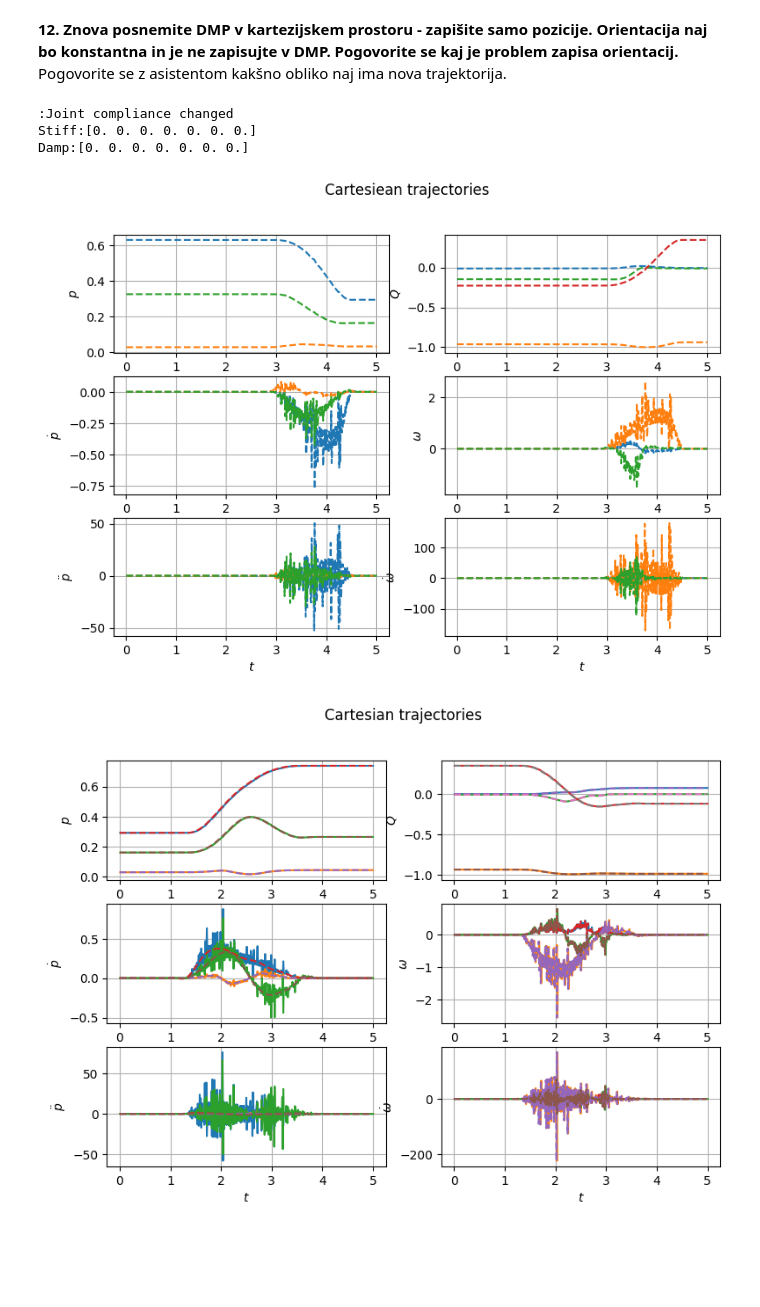
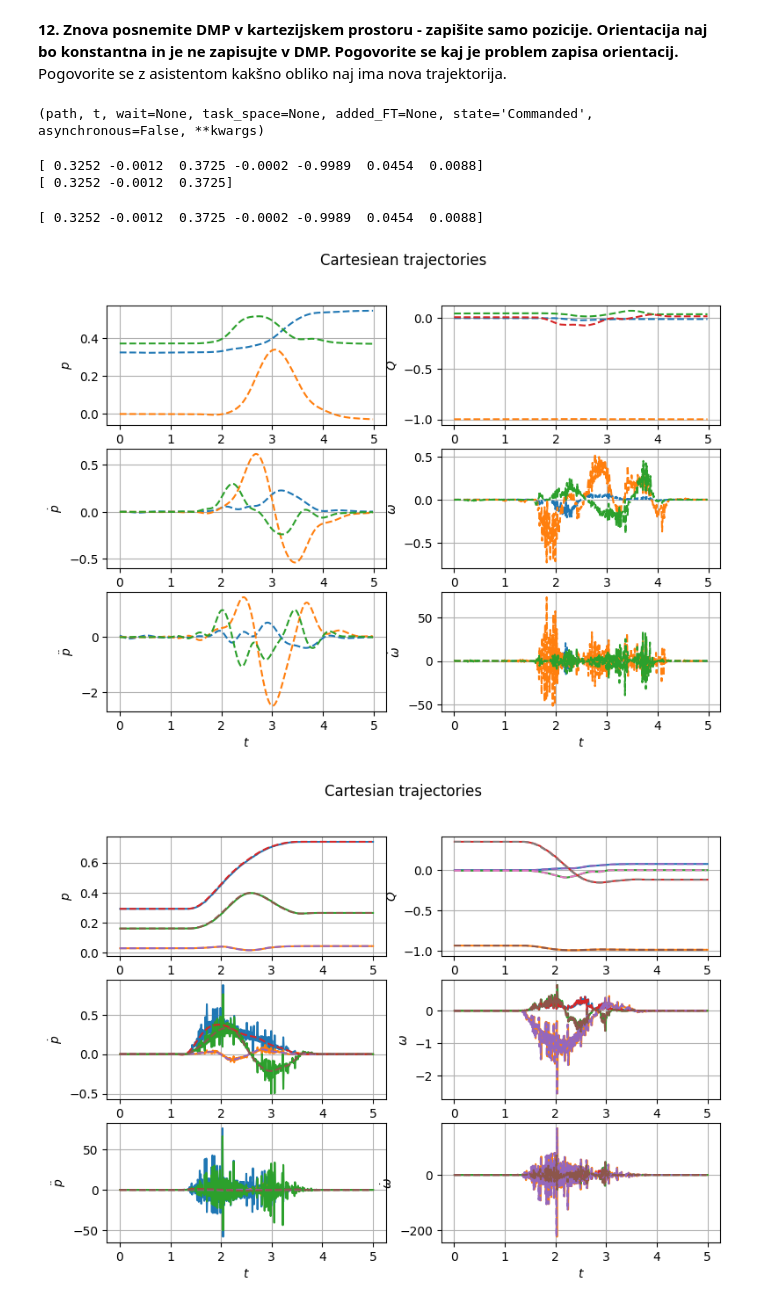
Before and after one commit to Karel122/hri, a Jupyter notebook: vaje_ws/Vaje/Druga vaja.ipynb, the cells around one changed output. Saved outputs shown, nothing was run; the diff lists cells and outputs as text; code cells hidden in the pictures; blank space fills up the shorter version.

```diff
--- a/vaje_ws/Vaje/Druga vaja.ipynb
+++ b/vaje_ws/Vaje/Druga vaja.ipynb
@@ -48,7 +48,7 @@ from importlib import reload
 import example_data_recorder
 #reload(example_data_recorder)
 from utils import SoftSetJointCompliance
-ns = "pingvin_2"
+ns = "pingvin_1"
 rospy.init_node(ns)
 from robotblockset.ros.franka import panda_ros
 r = panda_ros(ns=ns, control_strategy="JointImpedance", init_node=False)
@@ -269,23 +337,47 @@ plotjtraj(t=, qt=, ax=ax, linestyle="--");
 # %% [markdown]
 **12. Znova posnemite DMP v kartezijskem prostoru - zapišite samo pozicije. Orientacija naj bo konstantna in je ne zapisujte v DMP. Pogovorite se kaj je problem zapisa orientacij.**
 Pogovorite se z asistentom kakšno obliko naj ima nova trajektorija.
+# %%
+import inspect
+sig = inspect.signature(r.CPath)
+print(sig)
+# %% [output]
+(path, t, wait=None, task_space=None, added_FT=None, state='Commanded', asynchronous=False, **kwargs)
 # %%
 # Koda za zajem
+print(xt[0])
+x_pos = xt[:,0:3].copy()
+x_orientation = xt[:,3:7].copy()
+#print(x_pos[0])
+#print(x_orientation[0])
+
+
+d_pos = DMP(x_pos.copy(),np.squeeze(tt.copy()),vel_data=dqt.copy(),num_weights=25)
+d_x, t_dec = d_pos.decode()
+print(d_x[0])
 # %% [output]
-:Joint compliance changed
-Stiff:[0. 0. 0. 0. 0. 0. 0.]
-Damp:[0. 0. 0. 0. 0. 0. 0.]
+[ 0.3252 -0.0012  0.3725 -0.0002 -0.9989  0.0454  0.0088]
+[ 0.3252 -0.0012  0.3725]
+# %%
+xt_dec = np.zeros([499,7])
+xt_dec[:, 0:3] = d_x
+xt_dec[:, 3:7] = x_orientation[1:,:]
+
+print(xt_dec[0])
+# %% [output]
+[ 0.3252 -0.0012  0.3725 -0.0002 -0.9989  0.0454  0.0088]
 # %%
 from robotblockset.graphics import plotctraj
 
 
 fig, ax = plt.subplots(3, 2, figsize=(9, 6))
 fig.suptitle("Cartesiean trajectories")
-plotctraj(tt, xt, ax=ax, linestyle="--")
+#plotctraj(recorder.tt[:last_entry], recorder.xt[:last_entry], recorder.vt[:last_entry], ax=ax)
+plotctraj(t_dec, xt_dec, ax=ax, linestyle="--")
 
 plt.show()
 # %% [output]
-[figure, old version]
+[figure, new version]
 # %%
 # Zakodiraj DMP s katezijsko trajektorijo, pri tem uporabite samo pozicije (x, y, z)
 # POZOR! UPORABI COPY()
```
Also changed, not shown: parts of 24 cells of this notebook, 44 other files.
